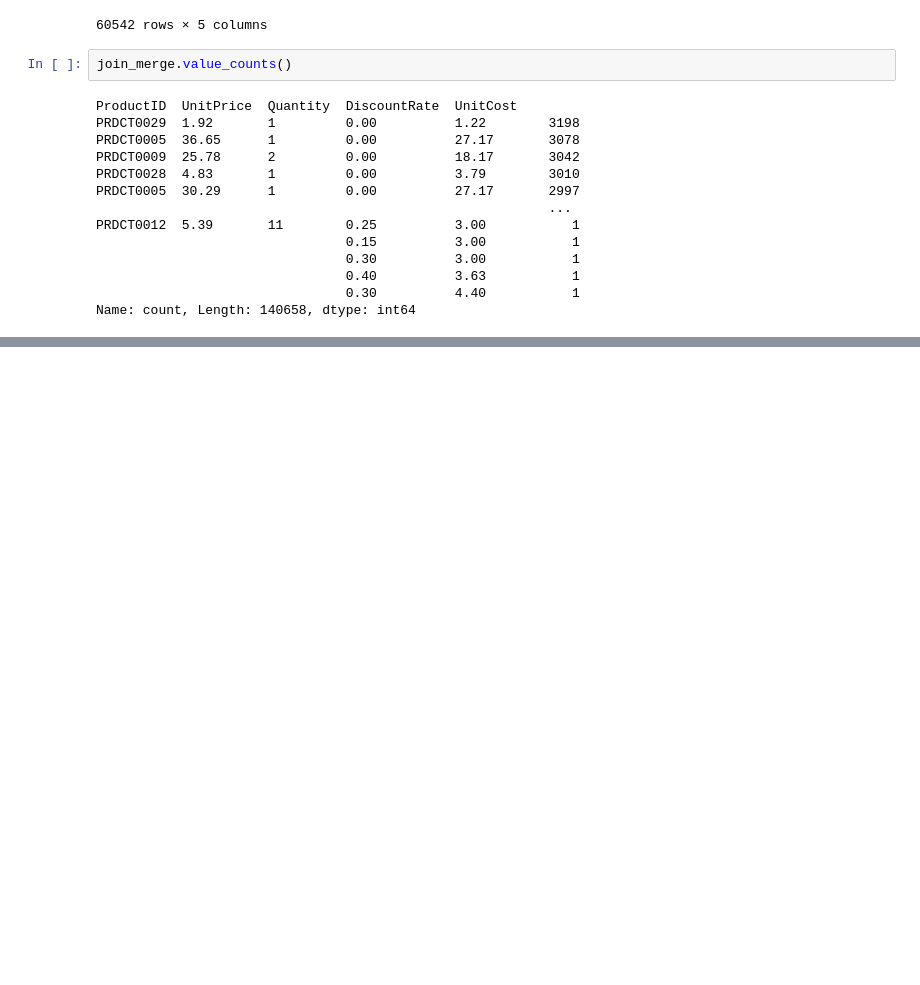
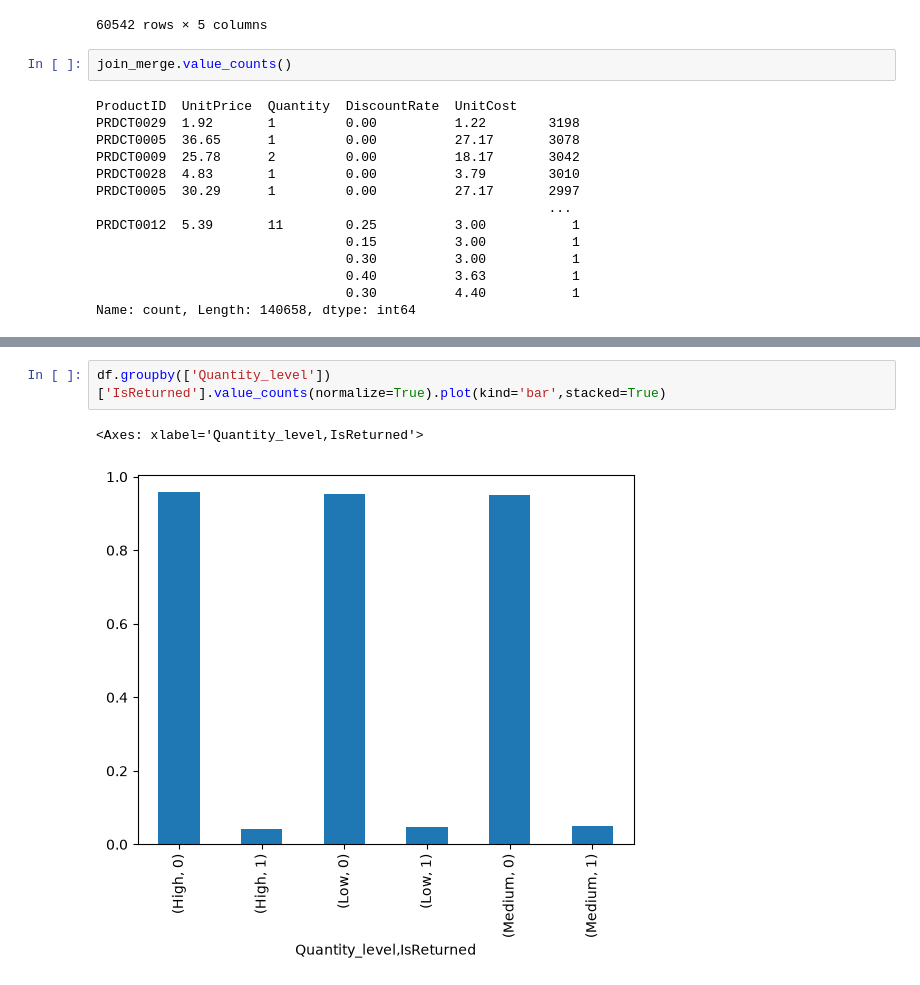
Before and after one commit to Fatima-Arain206/basics-of-python-and-python-libraries, a Jupyter notebook: Libraries/Pandas/Practice/GPT_TASK/Level1.ipynb, the cells around one changed output, grey strips where cells are left out. Drawn from its saved outputs; the diff is of its cells as text; blank space fills up the shorter version.

```diff
--- a/Libraries/Pandas/Practice/GPT_TASK/Level1.ipynb
+++ b/Libraries/Pandas/Practice/GPT_TASK/Level1.ipynb
@@ -737,0 +930,5 @@ Name: count, Length: 140658, dtype: int64
+# %%
+df.groupby(['Quantity_level'])['IsReturned'].value_counts(normalize=True).plot(kind='bar',stacked=True)
+# %% [output]
+<Axes: xlabel='Quantity_level,IsReturned'>
+[figure, added]
```
Also changed, not shown: parts of 24 cells of this notebook.
